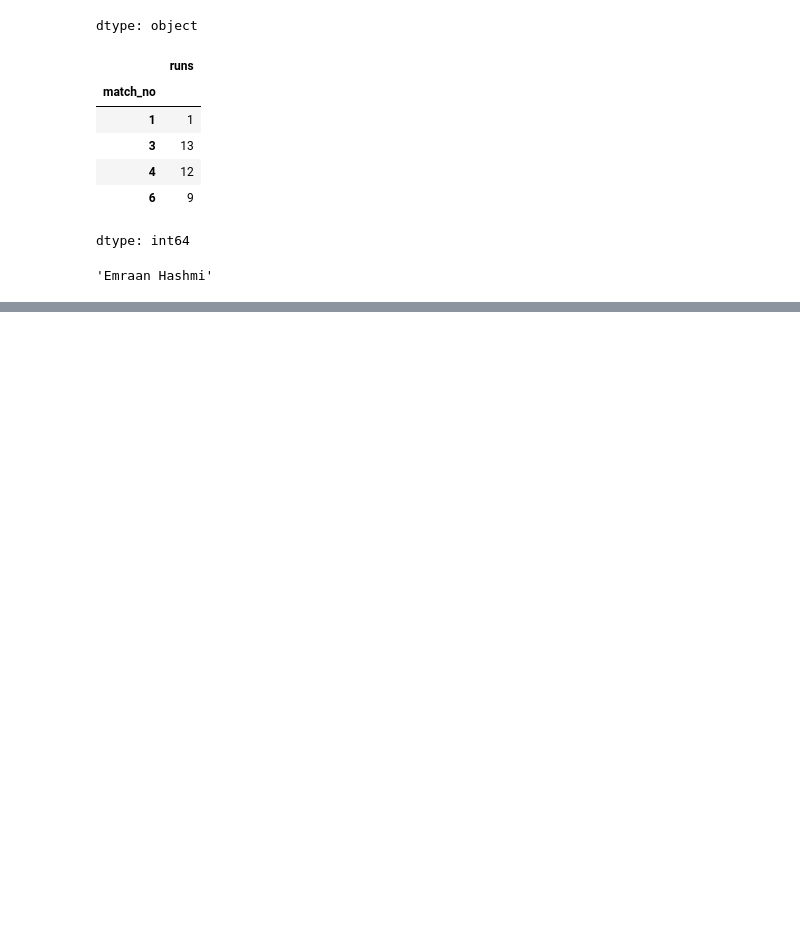
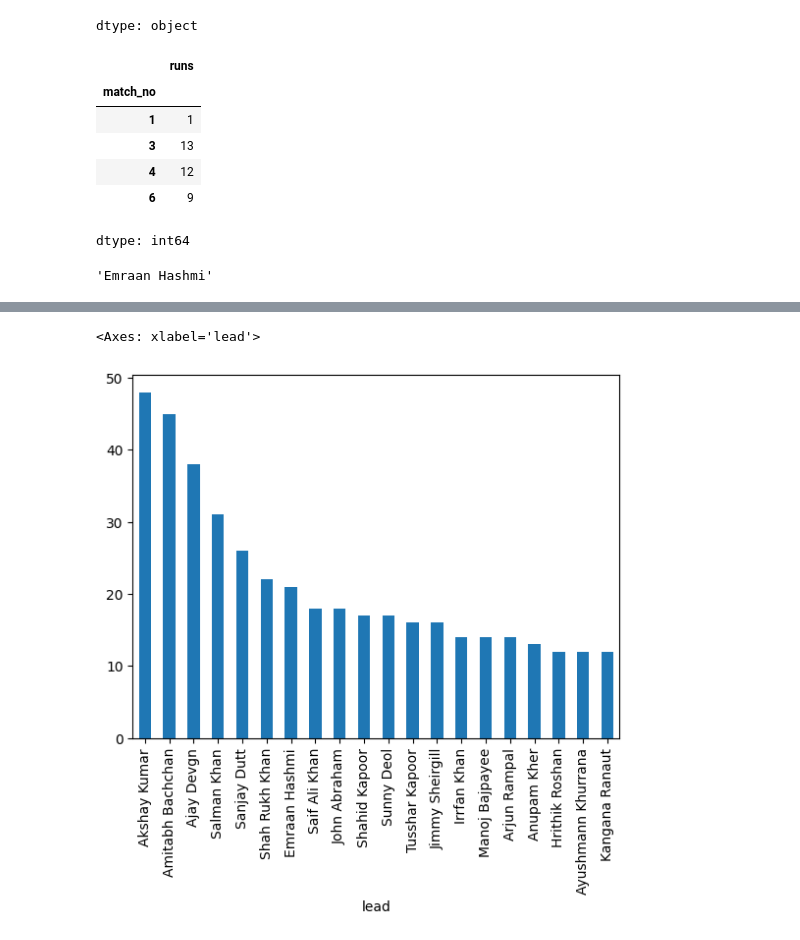
Before and after one commit to Maruf0275/Machine-Learning-Notes, a Jupyter notebook: Pandas/Pandas_Series.ipynb, the cells around one changed output, grey strips where cells are left out. Saved outputs shown, nothing was run; the diff lists cells and outputs as text; code cells hidden in the pictures; blank space fills up the shorter version.

```diff
--- a/Pandas/Pandas_Series.ipynb
+++ b/Pandas/Pandas_Series.ipynb
@@ -390,0 +571,5 @@ movies['Why Cheat India']
+# %%
+movies.value_counts().head(20).plot(kind = 'bar')
+# %% [output]
+<Axes: xlabel='lead'>
+[figure, added]
```
Also changed, not shown: parts of 26 cells of this notebook.
